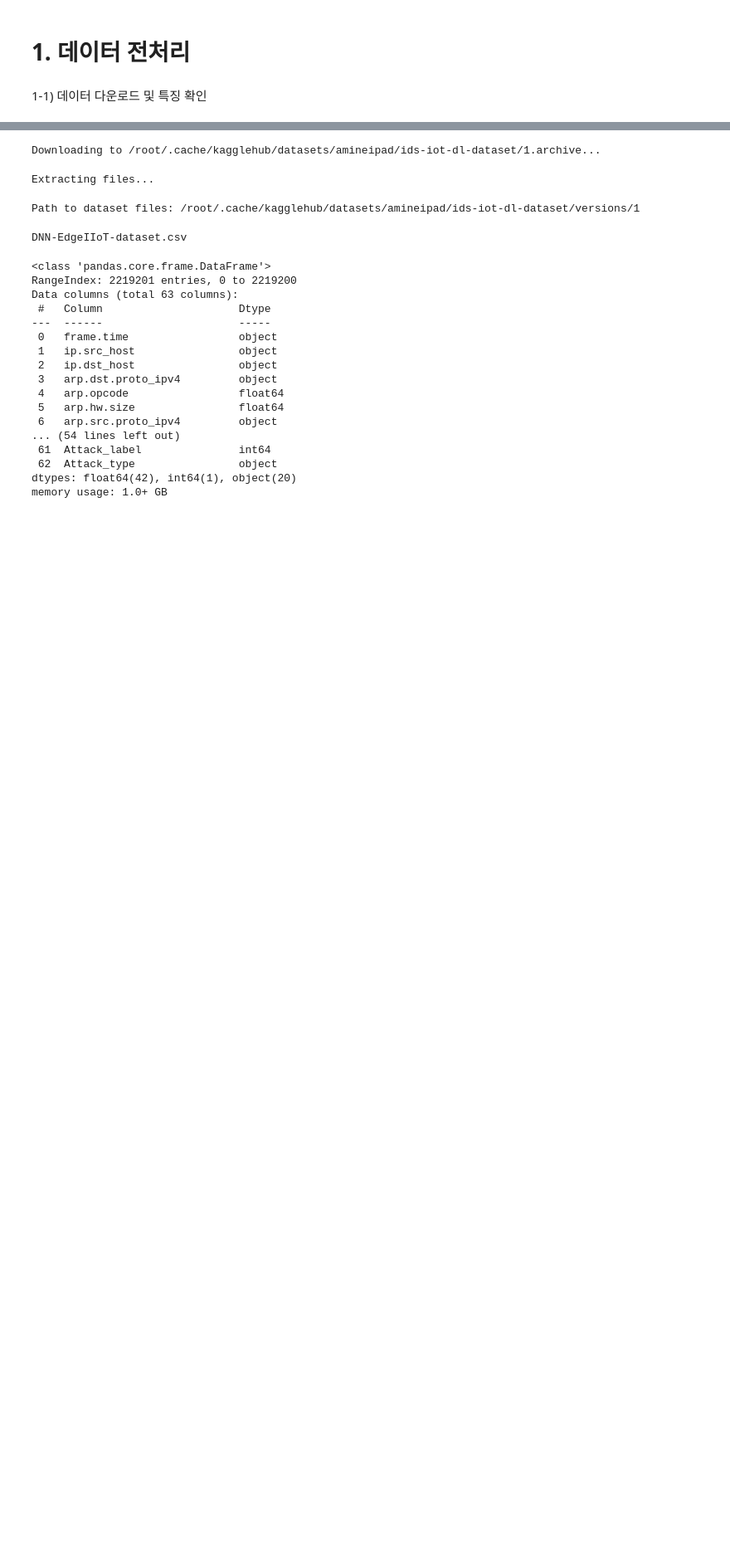
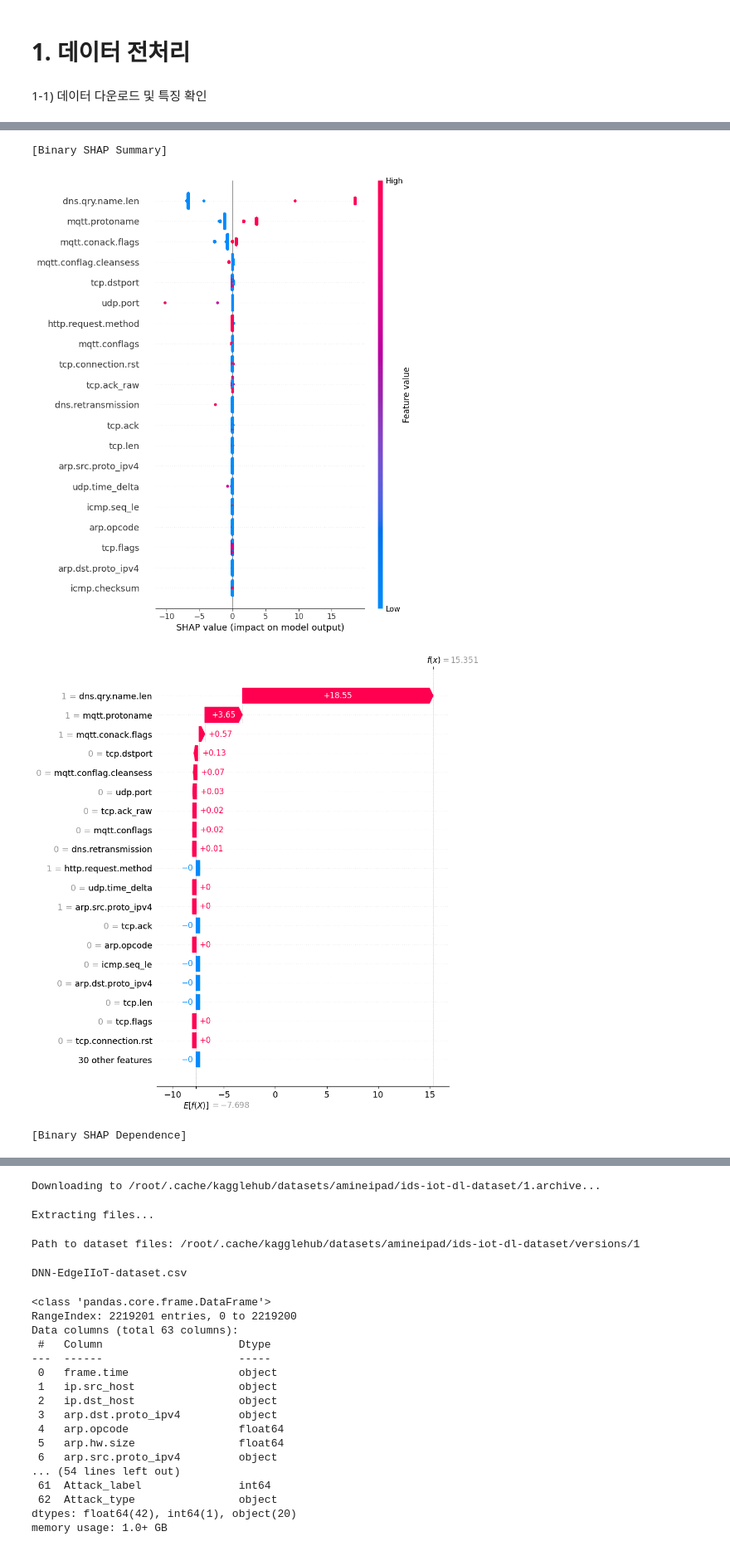
Before and after one commit to yuchanleee/iot-ids-ml, a Jupyter notebook: Ids.ipynb, the cells around one changed output, grey strips where cells are left out. Shown at 83% size. Saved outputs shown, nothing was run; the diff lists cells and outputs as text; code cells hidden in the pictures; blank space fills up the shorter version.

```diff
--- a/Ids.ipynb
+++ b/Ids.ipynb
@@ -24,0 +986,70 @@ from scipy.stats import randint,uniform
+# %%
+"""
+메인 모델(2-stage LightGBM)만 대상으로, binary와 multiclass 각각 분석합니다.
+
+Binary SHAP:
+
+validation set에서 5000건 샘플링
+TreeExplainer로 각 샘플의 각 피처가 예측에 얼마나 기여했는지 계산
+Summary plot → 전체 5000건에서 피처별 영향력 분포를 한 그래프로 보여줌
+Waterfall plot → 공격으로 판정된 샘플 1개를 골라서 "이 샘플이 왜 공격으로 판정됐는지" 피처별 기여도를 보여줌
+Dependence plot → 상위 5개 피처 각각에 대해 "이 피처 값이 변할 때 예측이 어떻게 바뀌는지" 산점도로 보여줌
+Multiclass SHAP:
+
+공격 데이터 validation set에서 5000건 샘플링
+같은 방식으로 summary plot + waterfall plot 생성
+ """
+
+shap_sample = val_x.sample(n=min(5000, len(val_x)), random_state=RANDOM_STATE)
+
+# Binary SHAP
+print("[Binary SHAP Summary]")
+bex = shap.TreeExplainer(bin_model)
+bsv = bex.shap_values(shap_sample)
+if isinstance(bsv, list): bsv = bsv[1]
+shap.summary_plot(bsv, shap_sample, show=True, max_display=20)
+
+# Binary Waterfall
+atk_idx = np.where(bin_model.predict(val_x) == 1)[0]
+if len(atk_idx) > 0:
+    row = val_x.iloc[[atk_idx[0]]]
+    sv1 = bex.shap_values(row)
+    if isinstance(sv1, list): sv1 = sv1[1]
+    bv = bex.expected_value if not isinstance(bex.expected_value, list) else bex.expected_value[1]
+    exp = shap.Explanation(values=sv1[0], base_values=bv, data=row.iloc[0].values, feature_names=row.columns.tolist())
+    shap.plots.waterfall(exp, show=True, max_display=20)
+
+# Binary Dependence (top 5)
+print("[Binary SHAP Dependence]")
+imp = bin_model.feature_importances_
+for fi in np.argsort(imp)[::-1][:5]:
+    shap.dependence_plot(fi, bsv, shap_sample, show=True)
+
+# Multiclass SHAP
+print("[Multiclass SHAP Summary]")
+mc_sample = val_mc_x.sample(n=min(5000, len(val_mc_x)), random_state=RANDOM_STATE)
+mex = shap.TreeExplainer(mc_model)
+msv = mex.shap_values(mc_sample)
+shap.summary_plot(msv, mc_sample, show=True, max_display=20, class_names=list(attack_type_map.keys()))
+
+# Multiclass Waterfall
+if len(val_mc_x) > 0:
+    row = val_mc_x.iloc[[0]]
+    pc = int(mc_model.predict(row)[0])
+    sv1 = mex.shap_values(row)
+    if isinstance(sv1, list):
+        svc = np.array(sv1[pc]).flatten()
+        ev = mex.expected_value[pc]
+    elif sv1.ndim == 3:
+        svc = sv1[0, :, pc]; ev = mex.expected_value[pc]
+    else:
+        svc = sv1.flatten(); ev = mex.expected_value
+    pn = list(attack_type_map.keys())[pc] if pc < len(attack_type_map) else "Unknown"
+    exp = shap.Explanation(values=svc, base_values=float(ev), data=row.iloc[0].values, feature_names=row.columns.tolist())
+    shap.plots.waterfall(exp, show=True, max_display=20)
+print("[SHAP 분석 완료]")
+# %% [output]
+[Binary SHAP Summary]
+[figure, added]
+[figure, added]
+[Binary SHAP Dependence]
```
Also changed, not shown: parts of 38 cells of this notebook.
